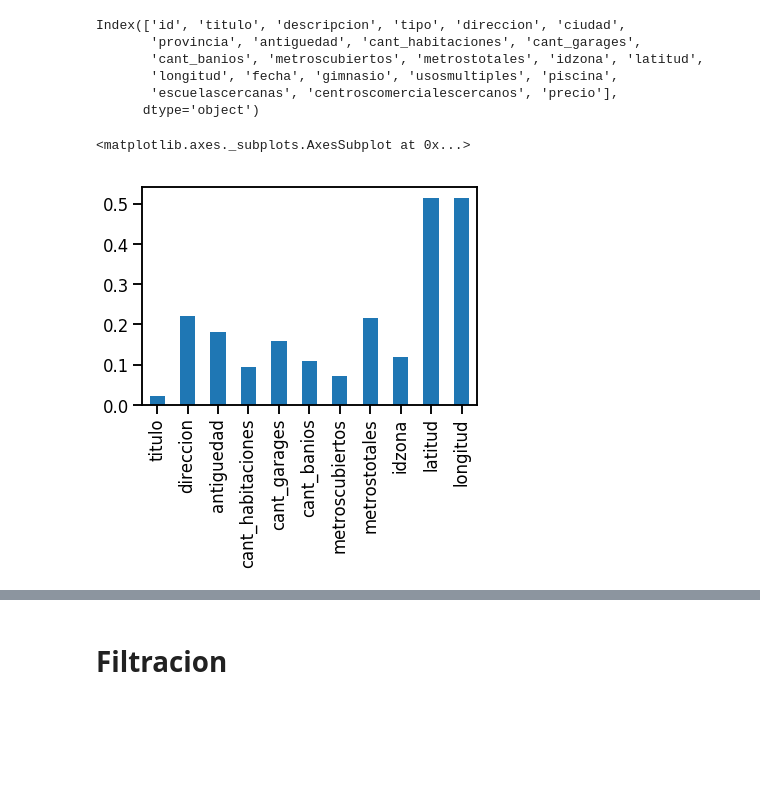
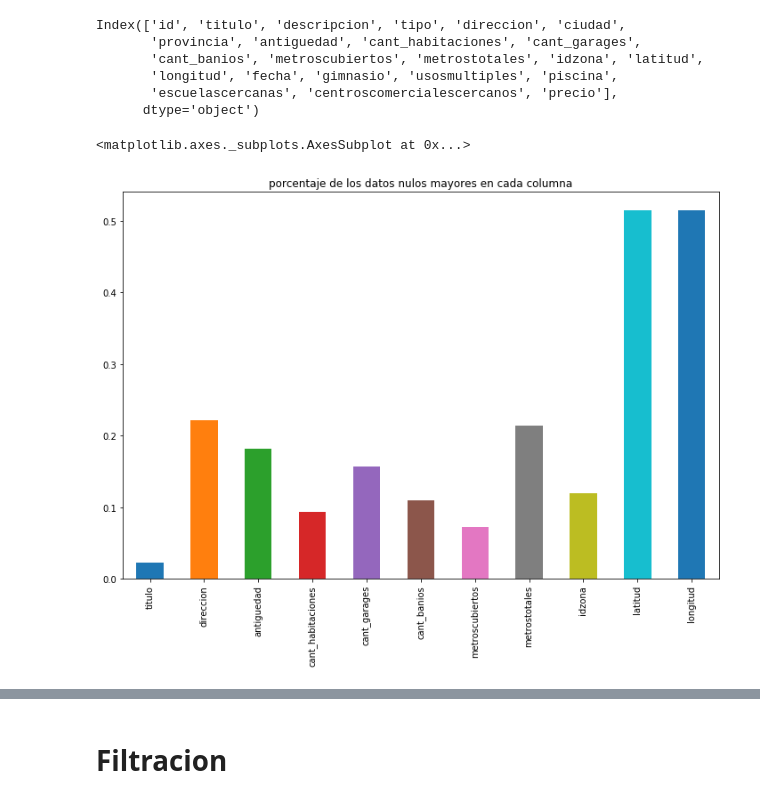
Before and after one commit to taielc/Fiuba_Datos_TP1, a Jupyter notebook: nb_principal.ipynb, the cells around one changed output, grey strips where cells are left out. Saved outputs shown, nothing was run; the diff lists cells and outputs as text; code cells hidden in the pictures; blank space fills up the shorter version.

```diff
--- a/nb_principal.ipynb
+++ b/nb_principal.ipynb
@@ -37,9 +37,9 @@ Index(['id', 'titulo', 'descripcion', 'tipo', 'direccion', 'ciudad',
 porcentajes = df_original.isna().sum()/len(df_original.index)
 # %%
 porcentajes_mayores_1 = porcentajes[porcentajes >= 0.01]
-porcentajes_mayores_1.plot(kind='bar')
+porcentajes_mayores_1.plot(kind='bar',figsize=(12, 8),title= 'porcentaje de los datos nulos mayores en cada columna')
 # %% [output]
 <matplotlib.axes._subplots.AxesSubplot at 0x...>
-[figure, old version]
+[figure, new version]
 # %%
 porcentajes_menores_1 = porcentajes[porcentajes < 0.01]
```
Also changed, not shown: parts of 51 cells of this notebook, 6 other files.
